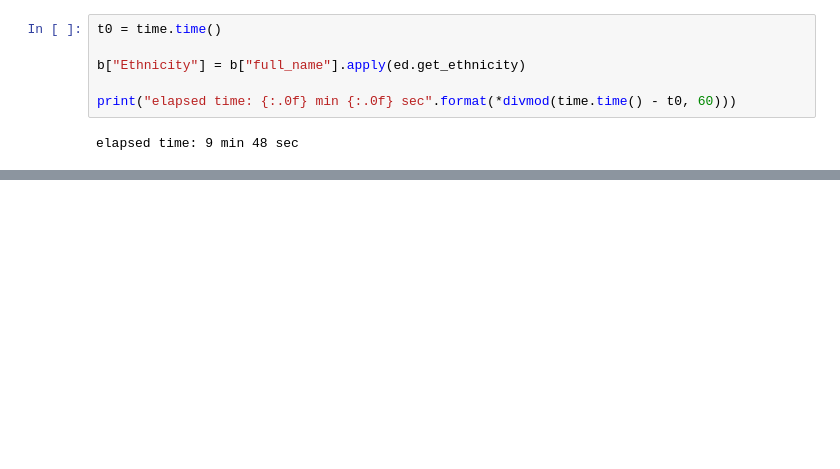
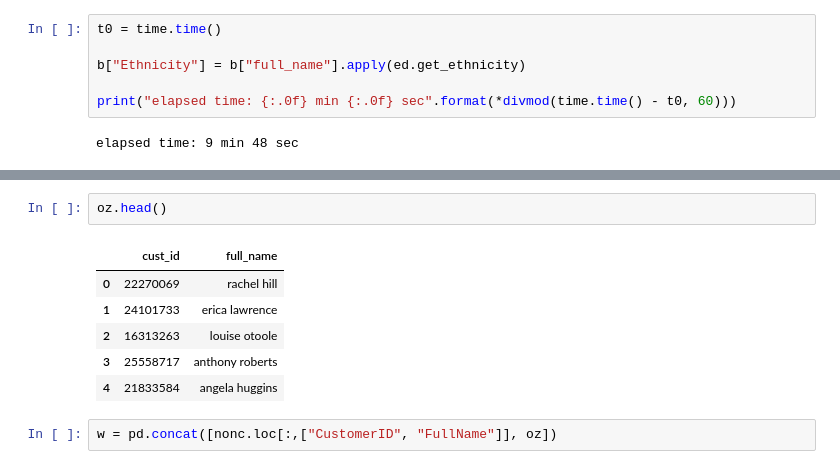
Before and after one commit to eeghor/ethnicity_detector, a Jupyter notebook: parallel_test.ipynb, the cells around one changed output, grey strips where cells are left out. Saved outputs shown, nothing was run; the diff lists cells and outputs as text; blank space fills up the shorter version.

```diff
--- a/parallel_test.ipynb
+++ b/parallel_test.ipynb
@@ -117,0 +190,11 @@ Counter(b.Ethnicity).most_common(15)
+# %%
+oz.head()
+# %% [output]
+|  | cust_id | full_name |
+| 0 | 22270069 | rachel hill |
+| 1 | 24101733 | erica lawrence |
+| 2 | 16313263 | louise otoole |
+| 3 | 25558717 | anthony roberts |
+| 4 | 21833584 | angela huggins |
+# %%
+w = pd.concat([nonc.loc[:,["CustomerID", "FullName"]], oz])
```
Also changed, not shown: parts of 59 cells of this notebook, 2 other files.
